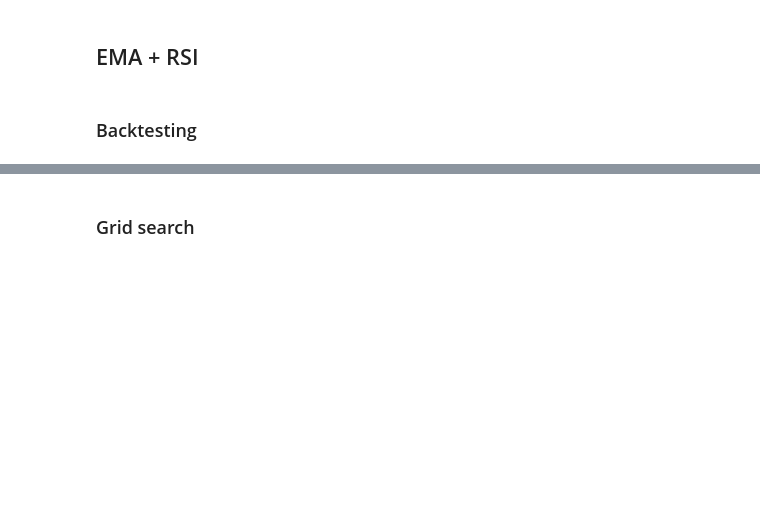
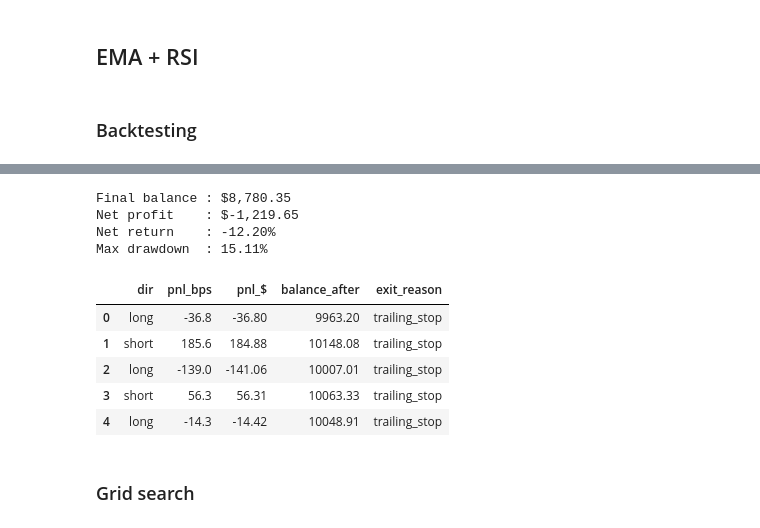
Before and after one commit to Galina-Makarchuk/crypto_strategies, a Jupyter notebook: strategy_notebooks/ema_rsi.ipynb, the cells around one changed output, grey strips where cells are left out. Saved outputs shown, nothing was run; the diff lists cells and outputs as text; code cells hidden in the pictures; blank space fills up the shorter version.

```diff
--- a/strategy_notebooks/ema_rsi.ipynb
+++ b/strategy_notebooks/ema_rsi.ipynb
@@ -125,21 +145,32 @@ save_result(result, DATA_CONFIG)
 # %%
-# Per-trade dollar P&L — the engine's real figures (TradingConfig sizing +
-# initial_equity), already on each Trade and saved to <strategy>_trades.csv.
+# Dollar P&L
+# Per-trade dollar P&L — saved to <strategy>_trades.csv
 
 trades_pnl = pd.DataFrame([{
     "dir": t.direction.value,
     "pnl_bps": round(t.pnl_bps, 1),
     "pnl_$": round(t.pnl_currency, 2),
     "balance_after": round(t.equity_after, 2),
     "exit_reason": t.exit_reason.value if t.exit_reason else None,
 } for t in result.trades])
 
 net = result.final_equity - result.initial_equity
 print(f"Final balance : ${result.final_equity:,.2f}")
 print(f"Net profit    : ${net:+,.2f}")
 print(f"Net return    : {result.total_return_pct:+.2f}%")
 print(f"Max drawdown  : {result.max_drawdown_pct:.2f}%")
-trades_pnl
+trades_pnl.head()
+# %% [output]
+Final balance : $8,780.35
+Net profit    : $-1,219.65
+Net return    : -12.20%
+Max drawdown  : 15.11%
+|  | dir | pnl_bps | pnl_$ | balance_after | exit_reason |
+| 0 | long | -36.8 | -36.80 | 9963.20 | trailing_stop |
+| 1 | short | 185.6 | 184.88 | 10148.08 | trailing_stop |
+| 2 | long | -139.0 | -141.06 | 10007.01 | trailing_stop |
+| 3 | short | 56.3 | 56.31 | 10063.33 | trailing_stop |
+| 4 | long | -14.3 | -14.42 | 10048.91 | trailing_stop |
 # %%
 # EMA + RSI strategy chart — exits coloured by reason (P&L on hover) + entry→exit paths.
 prepared = strategy.prepare(df)
```
Also changed, not shown: parts of 10 cells of this notebook, 48 other files.
